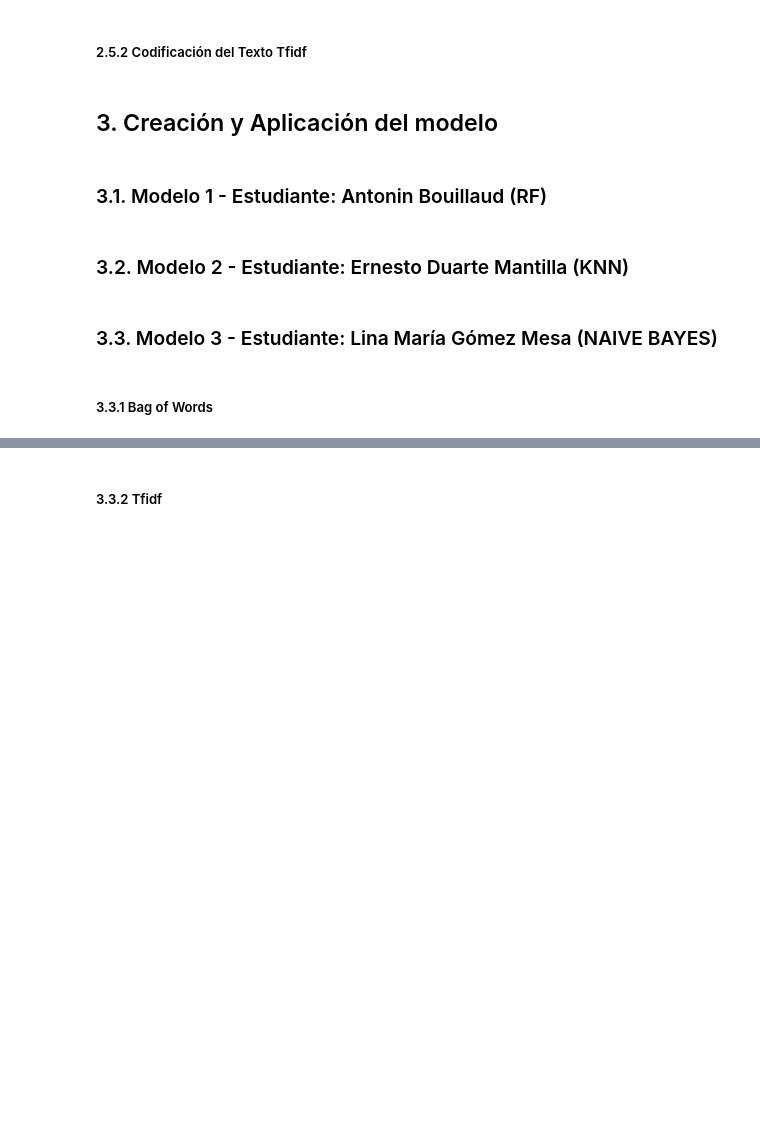
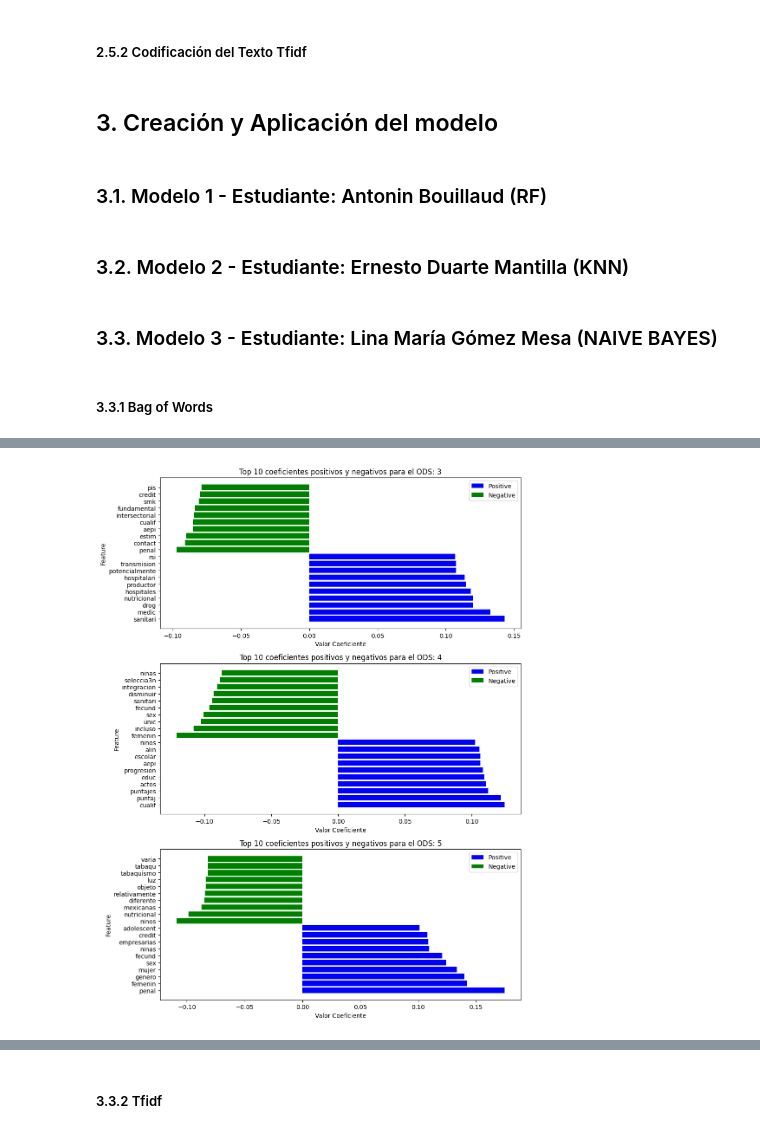
Before and after one commit to ddummann/Proyecto1-ClasificacionTextos-Etapa2, a Jupyter notebook: solucion_bi.ipynb, the cells around one changed output, grey strips where cells are left out. Saved outputs shown, nothing was run; the diff lists cells and outputs as text; code cells hidden in the pictures; blank space fills up the shorter version.

```diff
--- a/solucion_bi.ipynb
+++ b/solucion_bi.ipynb
@@ -488,0 +518,21 @@ Y_pred_test_BoW = best_clf_BoW.predict(X_test_BoW)
+# %%
+import pandas as pd
+import matplotlib.pyplot as plt
+fig, axs = plt.subplots(nrows=3, figsize=(10, 13))
+for i in range(3):
+    coefficients_df = pd.DataFrame({'Feature': dummy.get_feature_names_out(), 'Coefficient': best_clf_BoW.coef_[i]})
+
+    # Sort the DataFrame by coefficient values in descending order and select the top 10 positive and negative coefficients.
+    top_positive = coefficients_df.sort_values(by='Coefficient', ascending=False).head(10)
+    top_negative = coefficients_df.sort_values(by='Coefficient', ascending=True).head(10)
+    # Concatenate the top positive and negative coefficients.
+    axs[i].barh(top_positive['Feature'], top_positive['Coefficient'], color='blue')
+    axs[i].barh(top_negative['Feature'], top_negative['Coefficient'], color='green')
+    axs[i].set_title(f"Top 10 coeficientes positivos y negativos para el ODS: {i+3}")
+    axs[i].set_xlabel("Valor Coeficiente")
+    axs[i].set_ylabel("Feature")
+    axs[i].legend(['Positive', 'Negative'])
+plt.tight_layout()
+plt.show()
+# %% [output]
+[figure, added]
```
Also changed, not shown: parts of 12 cells of this notebook.
